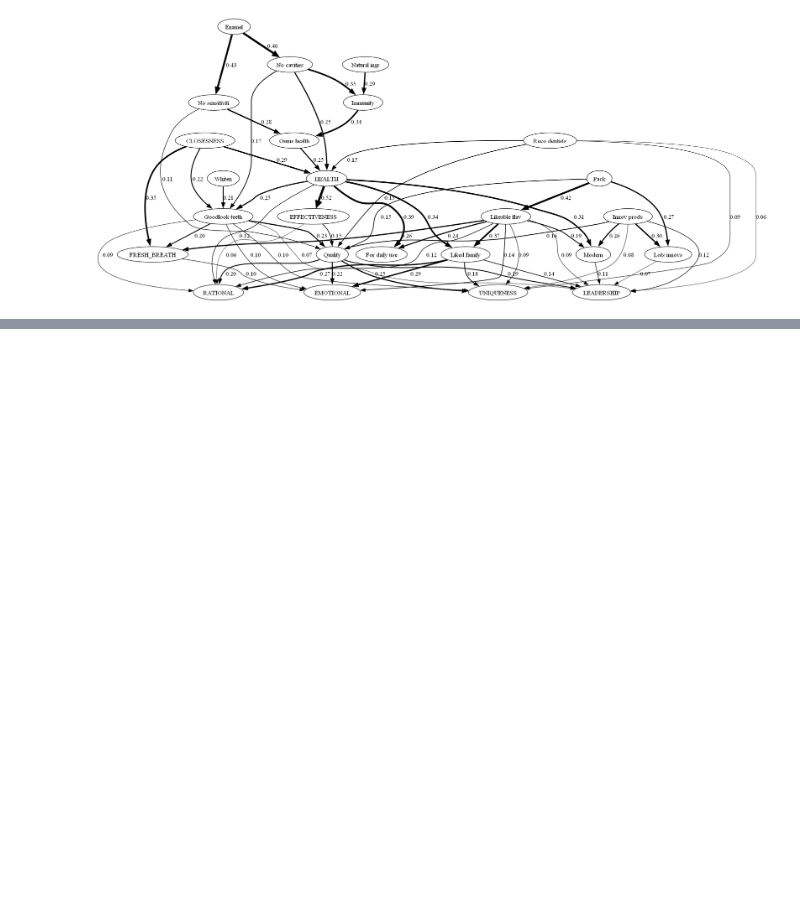
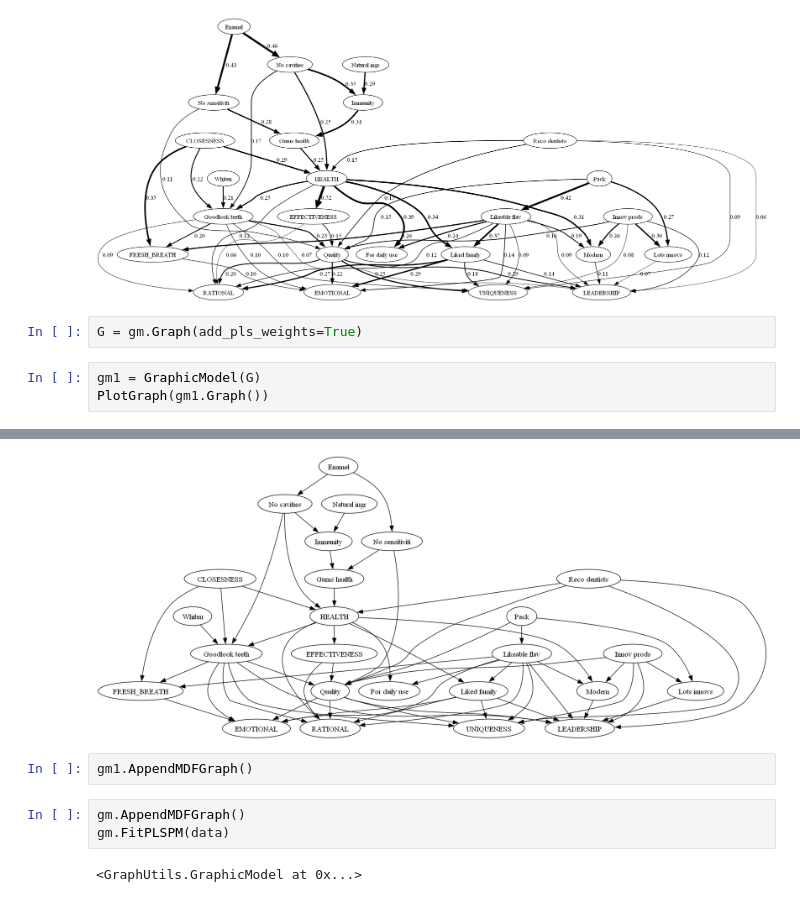
Before and after one commit to woskxmcnvb/BrandImageNetworks, a Jupyter notebook: module_tests.ipynb, the cells around one changed output, grey strips where cells are left out. Saved outputs shown, nothing was run; the diff lists cells and outputs as text; blank space fills up the shorter version.

```diff
--- a/module_tests.ipynb
+++ b/module_tests.ipynb
@@ -116,3 +117,9 @@ dtype: float64
 PlotGraph(gm.Graph(add_pls_weights=True))
 # %% [output]
 [figure]
+# %%
+G = gm.Graph(add_pls_weights=True)
+# %%
+gm1 = GraphicModel(G)
+PlotGraph(gm1.Graph())
+# %% [output]
@@ -118,0 +127,8 @@ PlotGraph(gm.Graph(add_pls_weights=True))
+[figure, added]
+# %%
+gm1.AppendMDFGraph()
+# %%
+gm.AppendMDFGraph()
+gm.FitPLSPM(data)
+# %% [output]
+<GraphUtils.GraphicModel at 0x...>
```
Also changed, not shown: parts of 9 cells of this notebook, 4 other files.
